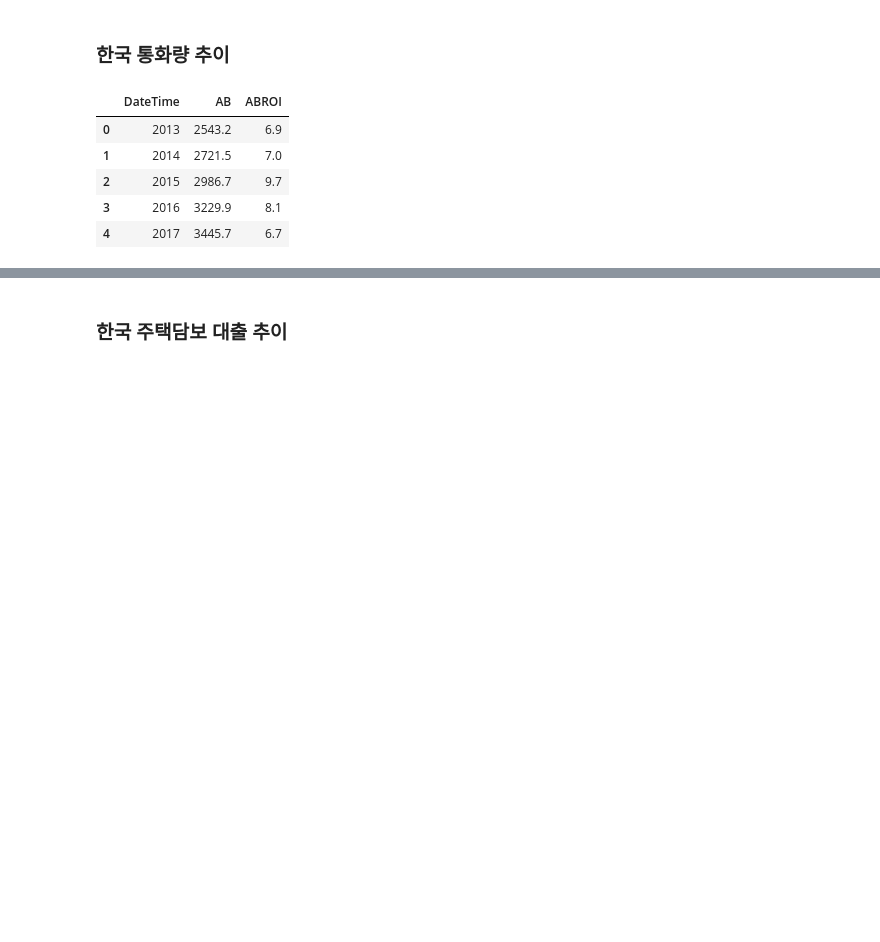
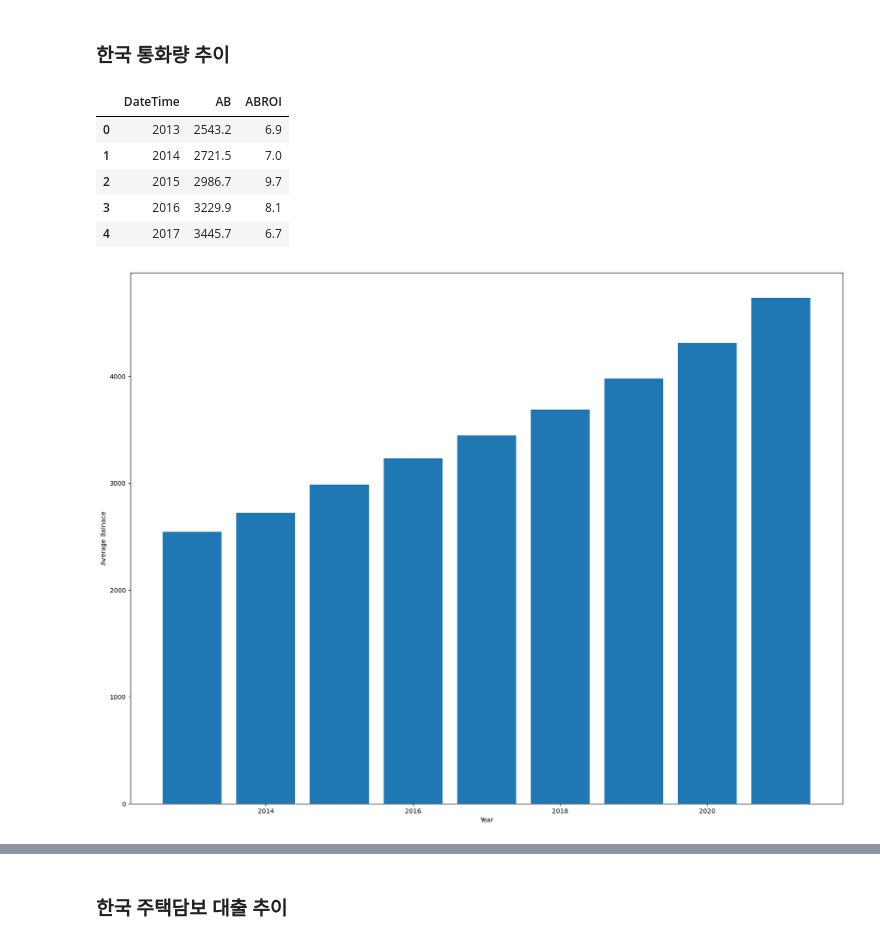
Before and after one commit to sainthm/MGS_AI_DS, a Jupyter notebook: YDK/EDA/EDA_Project.ipynb, the cells around one changed output, grey strips where cells are left out. Cells and saved outputs as stored; diff of their text form; code cells hidden in the pictures; blank space fills up the shorter version.

```diff
--- a/YDK/EDA/EDA_Project.ipynb
+++ b/YDK/EDA/EDA_Project.ipynb
@@ -60,4 +61,13 @@ ms.head()
 | 2 | 2015 | 2986.7 | 9.7 |
 | 3 | 2016 | 3229.9 | 8.1 |
 | 4 | 2017 | 3445.7 | 6.7 |
+# %%
+# 데이터 시각화 테스트 - 1
+plt.figure(figsize=(20, 15))
+plt.bar(ms["DateTime"], ms["AB"], width=0.8)
+plt.xlabel("Year")
+plt.ylabel("Average Balnace")
+plt.show()
+# %% [output]
+[figure, added]
 # %%
```
Also changed, not shown: parts of 4 cells of this notebook.
